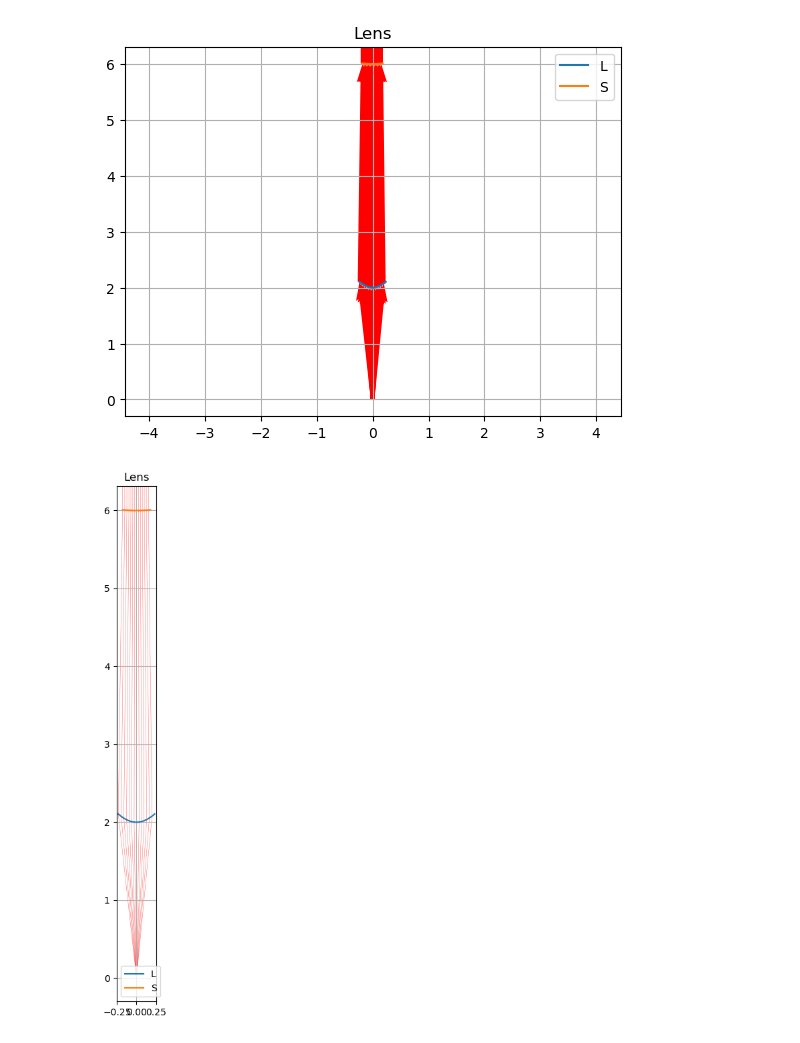
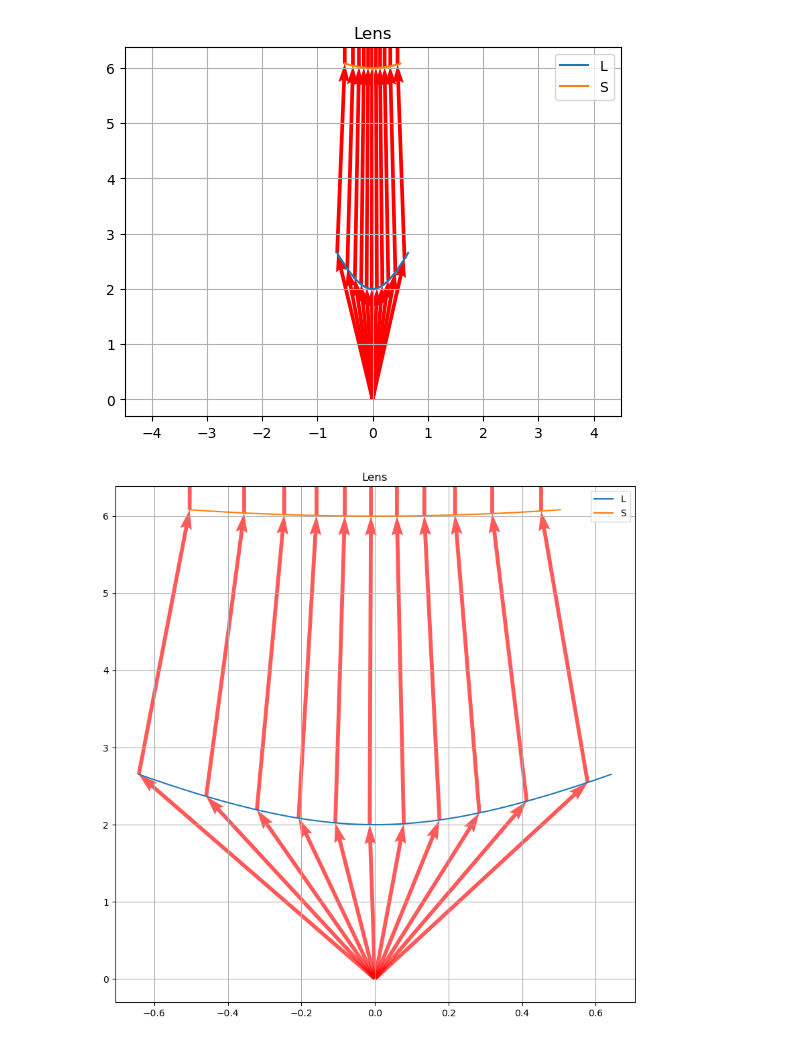
Before and after one commit to TarekM678/SRC-Optics-Numerical-Implementation, a Jupyter notebook: constructinglensR.ipynb, the cells around one changed output. Saved outputs shown, nothing was run; the diff lists cells and outputs as text; code cells hidden in the pictures.

Commit message:
Trying to graph both r and b together and tried to maximize interval of solution

```diff
--- a/Compiledcode.ipynb
+++ b/constructinglensR.ipynb
@@ -586,7 +586,7 @@ def findingsolution(k_0, n , tol):
 
         for j in np.arange(k):
             print(f"j={j}")
-            Z_array[i][j], err, info = quad_vec(H_t, 0, dinterval[j], full_output= True, limit=200, epsabs = tol, epsrel = tol )
+            Z_array[i][j], err, info = quad_vec(H_t, 0, dinterval[j], full_output= True, limit=n, epsabs = tol, epsrel = tol )
             print("Integral done")
             print(f"Final error reached: {err}")
 
@@ -619,7 +619,7 @@ def findingsolution(k_0, n , tol):
 
     return Z_array, i
 
-arr2, index = findingsolution(k_0=k_0,n = 1000, tol = 1e-8)
+arr2, index = findingsolution(k_0=k_0,n = 1000, tol = 1e-6)
 # %% [output]
 i=0
 i=1
@@ -796,8 +796,8 @@ array([[2.95704902e-04, 9.99999956e-01],
        [0.00000000e+00, 0.00000000e+00]])
 # %%
-step = 10
-up = 220
-low = 80
+step = 29
+up = 300
+low = 0
 xr_vectors = xrho[low:up][::step]
 m_vectors  = M_array[low:up][::step]
 d_vectors  = d_array[low:up][::step]
@@ -821,33 +821,33 @@ plt.axis('equal')
 # plt.gca().set_aspect('equal', adjustable='box')
 plt.show()
 # %% [output]
-[figure, old version]
+[figure, new version]
 # %%
 fig, ax = plt.subplots(figsize=(10, 10), dpi=100)
 ax.plot((xrho[low:up])[:,0],(xrho[low:up])[:,1], label = 'L')
 ax.plot((F_array[low:up])[:,0],(F_array[low:up])[:,1], label = 'S')
 
 for i in np.arange(xr_vectors.shape[0]):
     ax.quiver(0, 0,
               xr_vectors[i, 0], xr_vectors[i, 1],
               angles='xy', scale_units='xy', scale=1, color='red', alpha=0.65)
     ax.quiver(xr_vectors[i, 0], xr_vectors[i, 1],
               d_vectors[i] * m_vectors[i, 0],
               d_vectors[i] * m_vectors[i, 1],
               angles='xy', scale_units='xy', scale=1, color='red', alpha=0.65)
     ax.quiver(f_vectors[i, 0], f_vectors[i, 1],
                w_vectors[i, 0],
                w_vectors[i, 1],
               angles='xy', scale_units='xy', scale=1, color='red', alpha=0.65)
 
 # ax.set_xlim(-0.25, 0.25)    # set your desired x range
 # ax.set_ylim(0, 8)    # set your desired y range
-ax.set_aspect('equal', adjustable='box')
+# ax.set_aspect('equal', adjustable='box')
 # ax.set_xlim(-0.21, 0.21)   # zoom into the lens region
 # ax.set_ylim(5.9,6.1)
 ax.legend()
 ax.set_title('Lens')
 ax.grid(True)
 plt.show()
 # %% [output]
-[figure, old version]
+[figure, new version]
```
Also changed, not shown: parts of 6 cells of this notebook, 3 other files.
